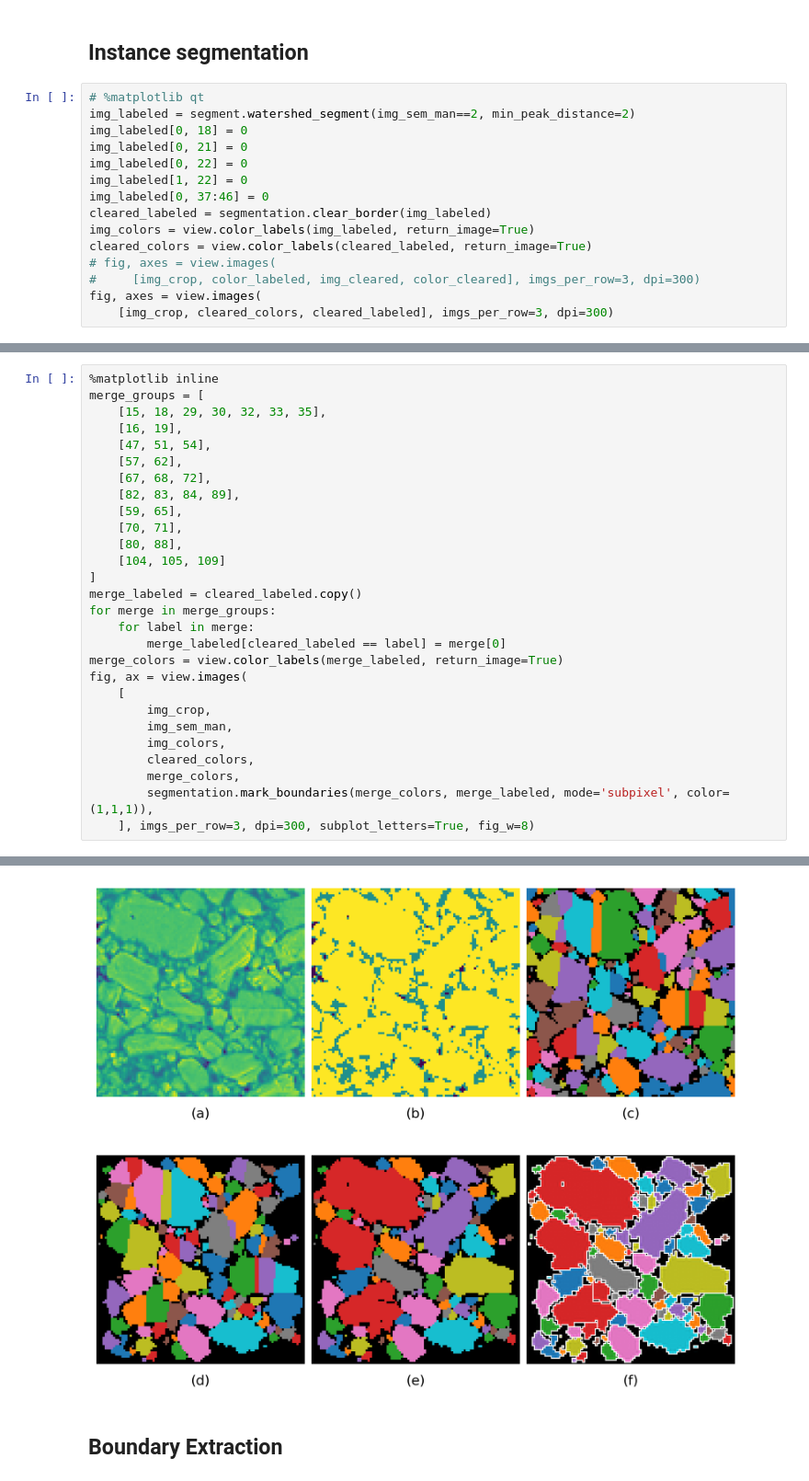
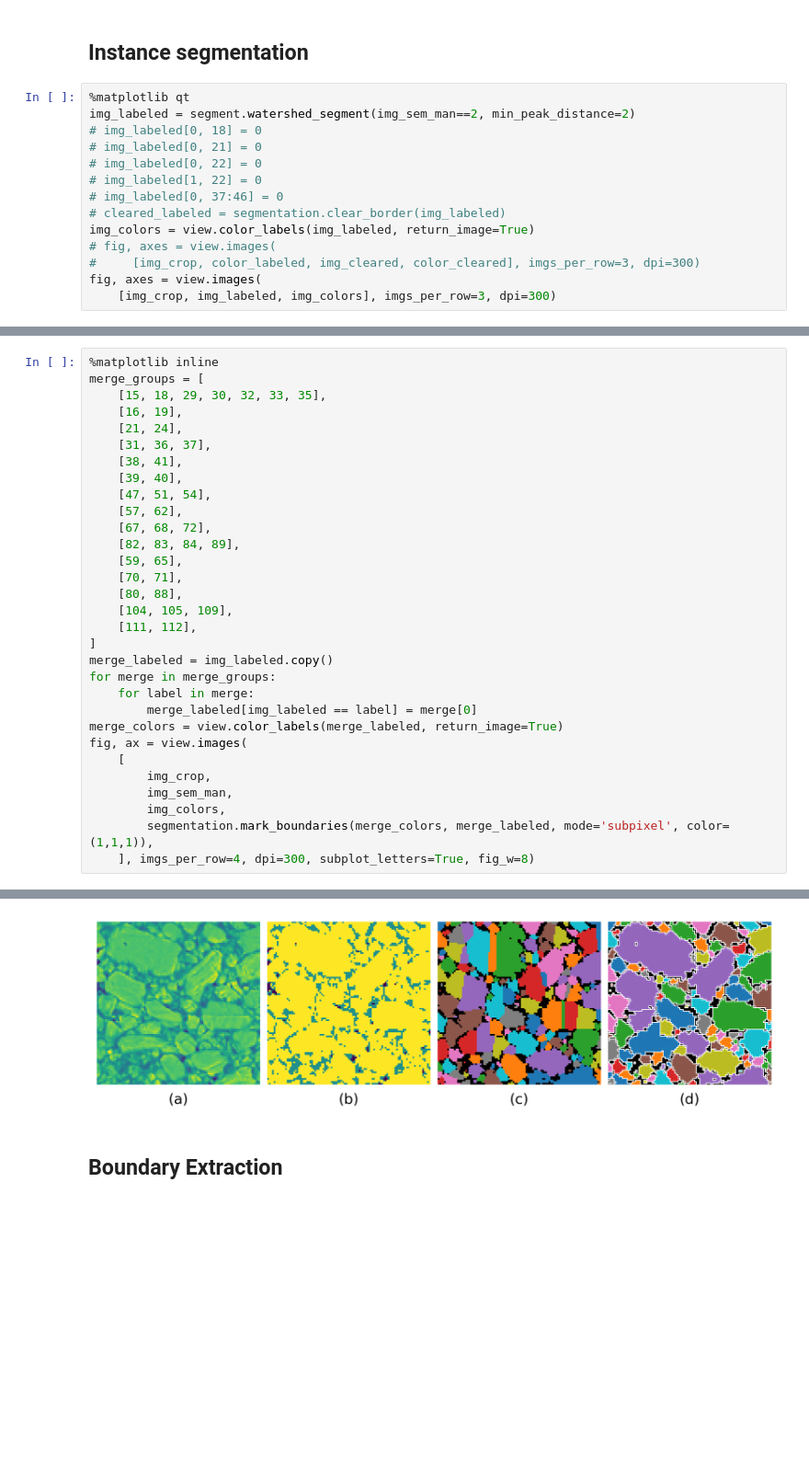
Before and after one commit to GusBusDraws/mhe-analysis, a Jupyter notebook: nbs/45-sem-subpixel.ipynb, the cells around one changed output, grey strips where cells are left out. Shown at 92% size. Cells and saved outputs as stored; diff of their text form; blank space fills up the shorter version.

```diff
--- a/nbs/45-sem-subpixel.ipynb
+++ b/nbs/45-sem-subpixel.ipynb
@@ -98,20 +95,19 @@ Text(0.5, 1.0, 'Isolated Classes')
 # %% [markdown]
 ## Instance segmentation
 # %%
-# %matplotlib qt
+%matplotlib qt
 img_labeled = segment.watershed_segment(img_sem_man==2, min_peak_distance=2)
-img_labeled[0, 18] = 0
-img_labeled[0, 21] = 0
-img_labeled[0, 22] = 0
-img_labeled[1, 22] = 0
-img_labeled[0, 37:46] = 0
-cleared_labeled = segmentation.clear_border(img_labeled)
+# img_labeled[0, 18] = 0
+# img_labeled[0, 21] = 0
+# img_labeled[0, 22] = 0
+# img_labeled[1, 22] = 0
+# img_labeled[0, 37:46] = 0
+# cleared_labeled = segmentation.clear_border(img_labeled)
 img_colors = view.color_labels(img_labeled, return_image=True)
-cleared_colors = view.color_labels(cleared_labeled, return_image=True)
 # fig, axes = view.images(
 #     [img_crop, color_labeled, img_cleared, color_cleared], imgs_per_row=3, dpi=300)
 fig, axes = view.images(
-    [img_crop, cleared_colors, cleared_labeled], imgs_per_row=3, dpi=300)
+    [img_crop, img_labeled, img_colors], imgs_per_row=3, dpi=300)
 # %% [output]
 Segmenting images...
 --> Segmentation complete. 152 particle(s) segmented.
@@ -119,34 +114,37 @@ Segmenting images...
 # %%
 %matplotlib inline
 merge_groups = [
     [15, 18, 29, 30, 32, 33, 35],
     [16, 19],
+    [21, 24],
+    [31, 36, 37],
+    [38, 41],
+    [39, 40],
     [47, 51, 54],
     [57, 62],
     [67, 68, 72],
     [82, 83, 84, 89],
     [59, 65],
     [70, 71],
     [80, 88],
-    [104, 105, 109]
+    [104, 105, 109],
+    [111, 112],
 ]
-merge_labeled = cleared_labeled.copy()
+merge_labeled = img_labeled.copy()
 for merge in merge_groups:
     for label in merge:
-        merge_labeled[cleared_labeled == label] = merge[0]
+        merge_labeled[img_labeled == label] = merge[0]
 merge_colors = view.color_labels(merge_labeled, return_image=True)
 fig, ax = view.images(
     [
         img_crop,
         img_sem_man,
         img_colors,
-        cleared_colors,
-        merge_colors,
         segmentation.mark_boundaries(merge_colors, merge_labeled, mode='subpixel', color=(1,1,1)),
-    ], imgs_per_row=3, dpi=300, subplot_letters=True, fig_w=8)
+    ], imgs_per_row=4, dpi=300, subplot_letters=True, fig_w=8)
 # %% [output]
 Clipping input data to the valid range for imshow with RGB data ([0..1] for floats or [0..255] for integers).
-[figure, old version]
+[figure, new version]
 # %% [markdown]
 ## Boundary Extraction
 # %%
```
Also changed, not shown: parts of 4 cells of this notebook, 1 other file.
